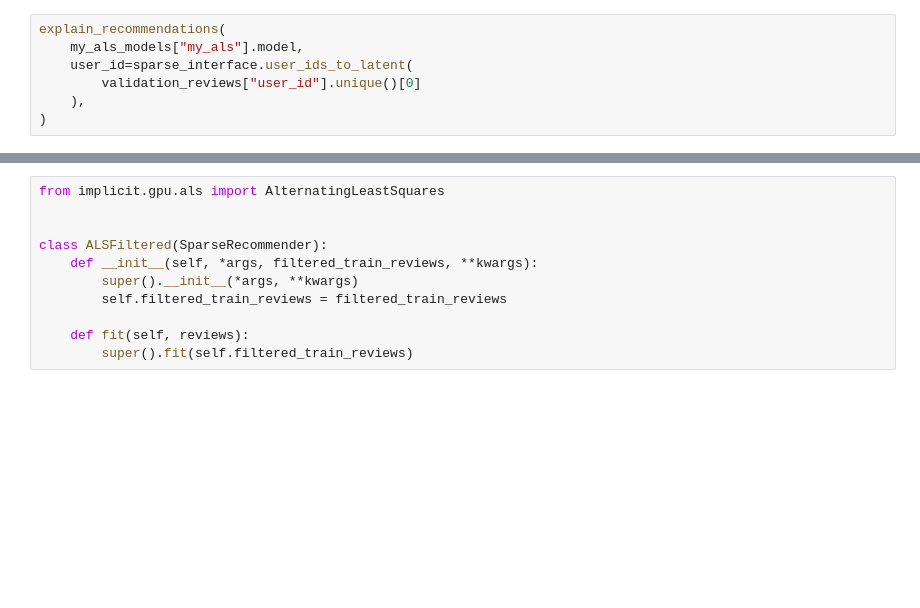
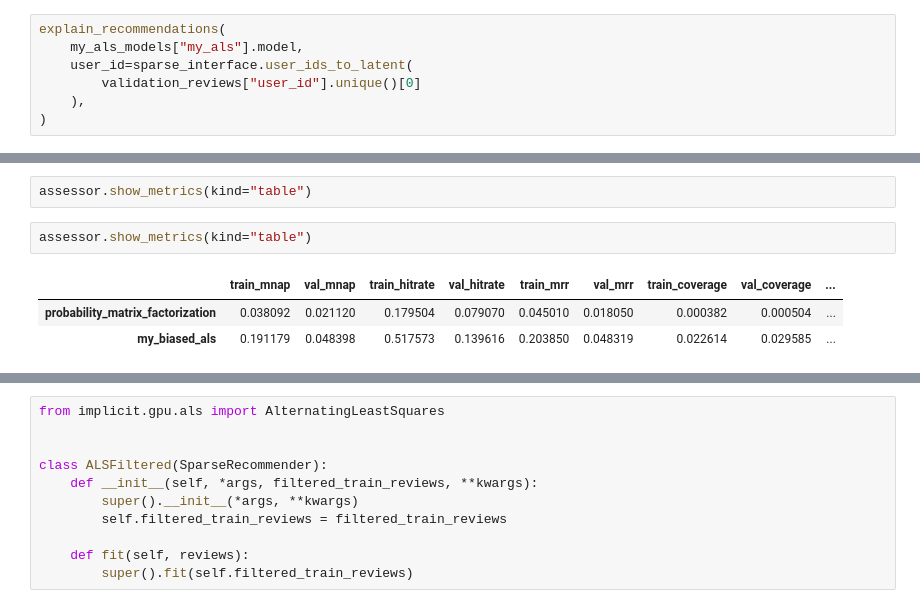
Before and after one commit to dkoshman/YSDA, a Jupyter notebook: Machine_Learning/Recomending/lab_recommending.ipynb, the cells around one changed output, grey strips where cells are left out. Saved outputs shown, nothing was run; the diff lists cells and outputs as text; blank space fills up the shorter version.

Commit message:
lit trainer

```diff
--- a/Machine_Learning/Recomending/lab_recommending.ipynb
+++ b/Machine_Learning/Recomending/lab_recommending.ipynb
@@ -1586,0 +1658,8 @@ INFO:pytorch_lightning.callbacks.model_summary:
+# %%
+assessor.show_metrics(kind="table")
+# %%
+assessor.show_metrics(kind="table")
+# %% [output]
+|  | train_mnap | val_mnap | train_hitrate | val_hitrate | train_mrr | val_mrr | train_coverage | val_coverage | ... |
+| probability_matrix_factorization | 0.038092 | 0.021120 | 0.179504 | 0.079070 | 0.045010 | 0.018050 | 0.000382 | 0.000504 | ... |
+| my_biased_als | 0.191179 | 0.048398 | 0.517573 | 0.139616 | 0.203850 | 0.048319 | 0.022614 | 0.029585 | ... |
```
Also changed, not shown: parts of 20 cells of this notebook, 1 other file.
